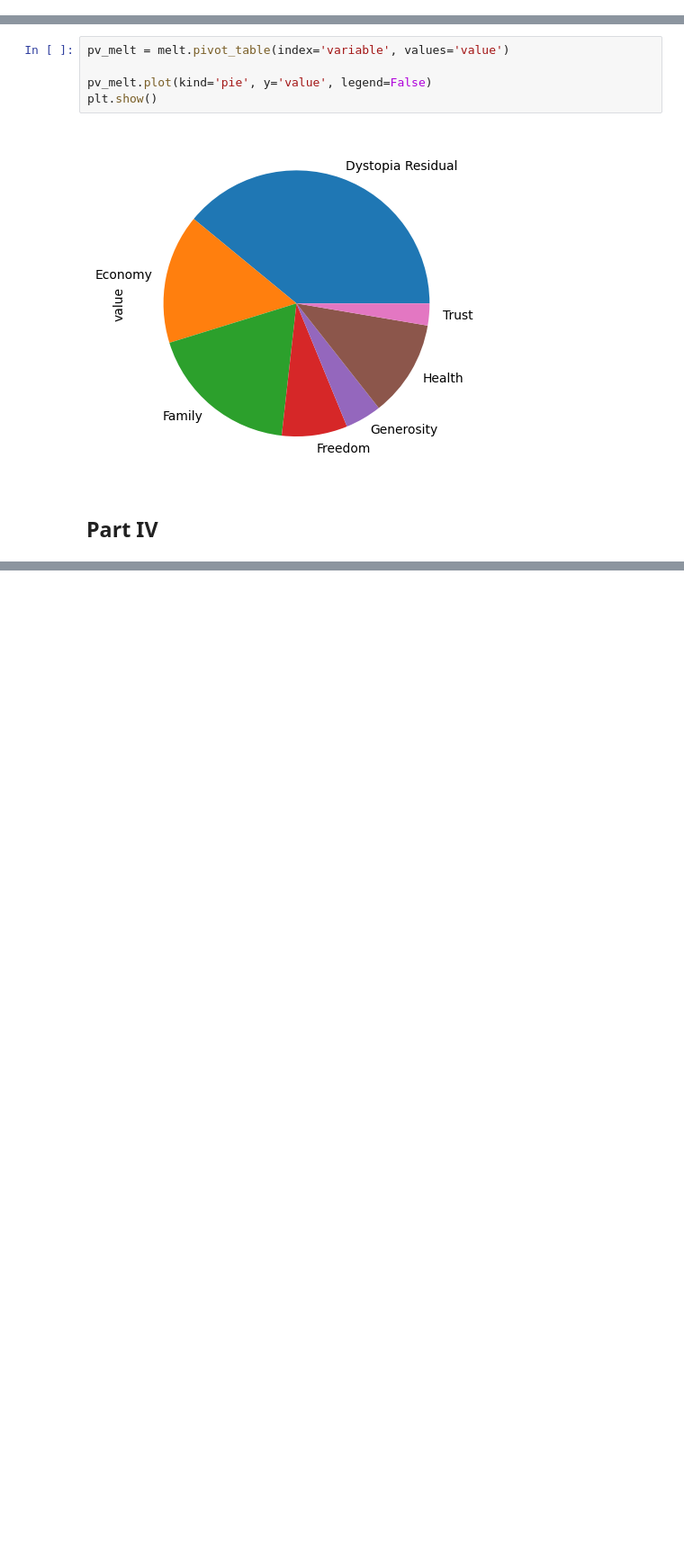
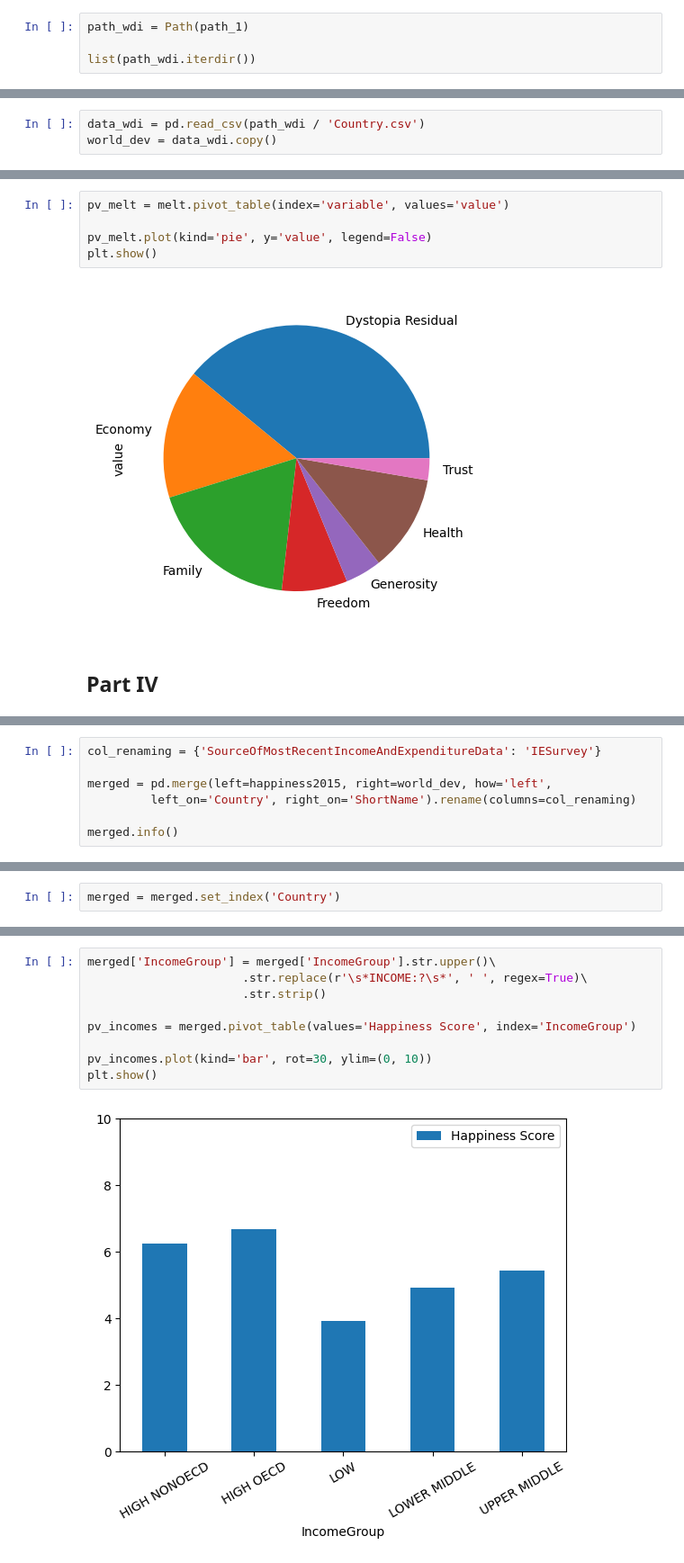
Before and after one commit to Krzesimir13/DataQuest, a Jupyter notebook: world_happiness.ipynb, the cells around one changed output, grey strips where cells are left out. Shown at 90% size. Cells and saved outputs as stored; diff of their text form; blank space fills up the shorter version.

```diff
--- a/world_happiness.ipynb
+++ b/world_happiness.ipynb
@@ -34,0 +37,4 @@ list(path.iterdir())
+# %%
+path_wdi = Path(path_1)
+
+list(path_wdi.iterdir())
@@ -35,3 +50,6 @@ list(path.iterdir())
+# %%
+data_wdi = pd.read_csv(path_wdi / 'Country.csv')
+world_dev = data_wdi.copy()
 # %%
 data_2015 = pd.read_csv(path / '2015.csv')
 happiness2015 = data_2015.copy()
@@ -555,0 +631,7 @@ plt.show()
+# %%
+col_renaming = {'SourceOfMostRecentIncomeAndExpenditureData': 'IESurvey'}
+
+merged = pd.merge(left=happiness2015, right=world_dev, how='left',
+         left_on='Country', right_on='ShortName').rename(columns=col_renaming)
+
+merged.info()
@@ -555,0 +758,2 @@ plt.show()
+# %%
+merged = merged.set_index('Country')
@@ -555,0 +809,11 @@ plt.show()
+# %%
+merged['IncomeGroup'] = merged['IncomeGroup'].str.upper()\
+                      .str.replace(r'\s*INCOME:?\s*', ' ', regex=True)\
+                      .str.strip()
+
+pv_incomes = merged.pivot_table(values='Happiness Score', index='IncomeGroup')
+
+pv_incomes.plot(kind='bar', rot=30, ylim=(0, 10))
+plt.show()
+# %% [output]
+[figure, added]
```
Also changed, not shown: parts of 19 cells of this notebook.
